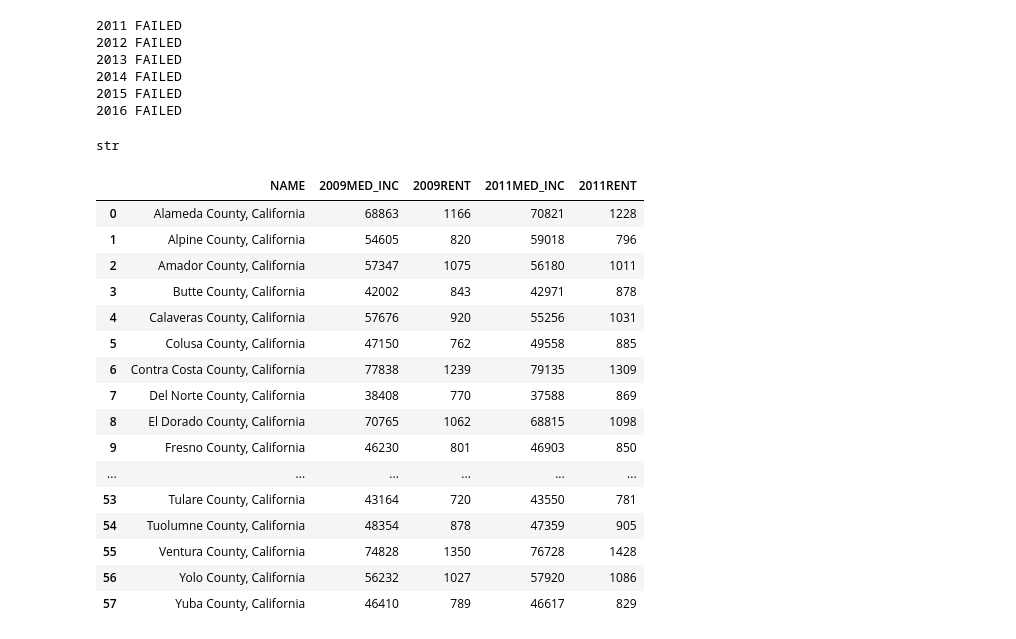
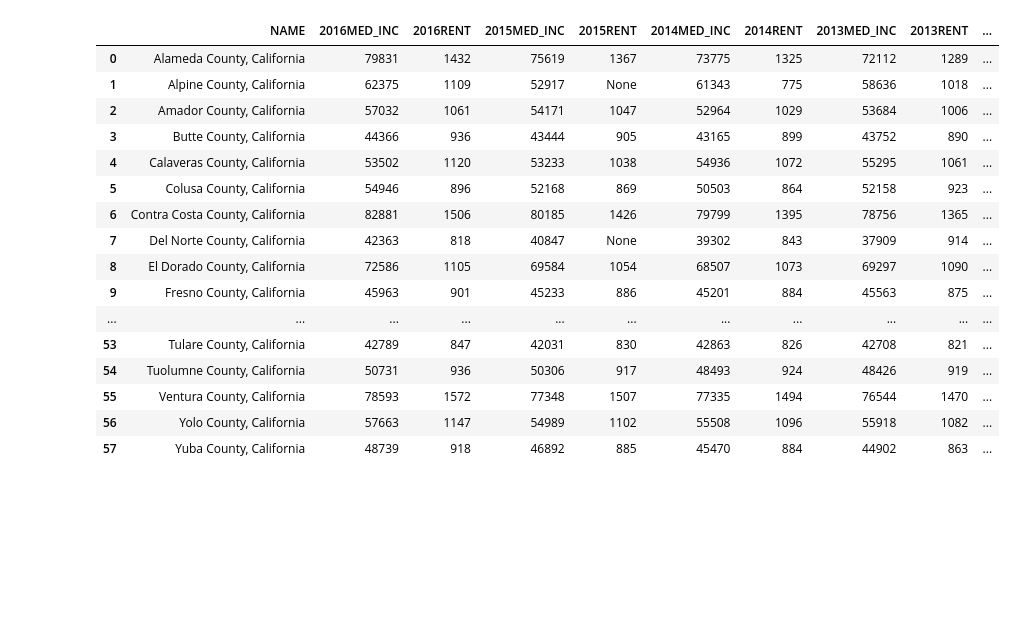
Before and after one commit to Senkichi/ACS, a Jupyter notebook: python/census_test.ipynb, the cells around one changed output. Drawn from its saved outputs; the diff is of its cells as text; code cells hidden in the pictures; blank space fills up the shorter version.

Commit message:
finally works

```diff
--- a/python/census_test.ipynb
+++ b/python/census_test.ipynb
@@ -6,7 +6,9 @@ from pprint import pprint
 from config import census_key
 import json
 # %%
-year_list = ['2009', '2010','2011', '2012', '2013', '2014', '2015', '2016']
+# year_list = ['2009', '2010','2011', '2012', '2013', '2014', '2015', '2016']
+
+year_list = ['2016', '2015', '2014', '2013', '2012', '2011', '2010', '2009']
 fail_master = []
 
 fuck_you_census = {
@@ -44,11 +42,12 @@ for year in year_list:
         census_df.columns = census_df.iloc[0]
         census_df = census_df[1:]
         census_df = census_df.rename(columns = {'FULL1_NAME': 'County',
+                                                'FULL2_NAME': 'Origin',
                                                 'MOVEDIN': f'{year}IN',
                                                 'MOVEDOUT': f'{year}OUT',
                                                 'MOVEDNET': f'{year}NET'
                                                 })
-        census_df = census_df[['County', f'{year}IN', f'{year}OUT', f'{year}NET']]
+        census_df = census_df[['County', 'Origin', f'{year}IN', f'{year}OUT', f'{year}NET']]
 
         economic_test = requests.get(f'https://api.census.gov/data/{year}/{fuck_you_census[year]}acs5?get=NAME,' +
                                      f'{variable_conversion[year][0]},' +
@@ -63,21 +62,14 @@ for year in year_list:
                                                 })
         economic_df = economic_df[['NAME', f'{year}MED_INC', f'{year}RENT']]
 
-        if year == '2009':
+        if year == '2016':
             census_master = census_df
             economic_master = economic_df
 
         else:
-            census_master = census_master.merge(census_df, on = 'County')
-            economic_master = economic_master.merge(economic_df, left_on = 'NAME', right_on = 'NAME')
+            census_master = census_master.merge(census_df, on = ['County', 'Origin'], how = 'left')
+            economic_master = economic_master.merge(economic_df, on = 'NAME')
 
     except:
         fail_master.append(year)
         print(year+" FAILED")
-# %% [output]
-2011 FAILED
-2012 FAILED
-2013 FAILED
-2014 FAILED
-2015 FAILED
-2016 FAILED
@@ -136,5 +75,0 @@ flimflim = flimflim[['County', f'{year_list[0]}IN', f'{year_list[0]}OUT', f'{yea
-# %%
-census_master = flimflim.merge(census_df, on = 'County')
-type(census_master['County'][1])
-# %% [output]
-str
@@ -141,21 +86,22 @@ str
+# %%
+economic_master
+# %% [output]
+|  | NAME | 2016MED_INC | 2016RENT | 2015MED_INC | 2015RENT | 2014MED_INC | 2014RENT | 2013MED_INC | 2013RENT | ... |
+| 0 | Alameda County, California | 79831 | 1432 | 75619 | 1367 | 73775 | 1325 | 72112 | 1289 | ... |
+| 1 | Alpine County, California | 62375 | 1109 | 52917 | None | 61343 | 775 | 58636 | 1018 | ... |
+| 2 | Amador County, California | 57032 | 1061 | 54171 | 1047 | 52964 | 1029 | 53684 | 1006 | ... |
+| 3 | Butte County, California | 44366 | 936 | 43444 | 905 | 43165 | 899 | 43752 | 890 | ... |
+| 4 | Calaveras County, California | 53502 | 1120 | 53233 | 1038 | 54936 | 1072 | 55295 | 1061 | ... |
+| 5 | Colusa County, California | 54946 | 896 | 52168 | 869 | 50503 | 864 | 52158 | 923 | ... |
+| 6 | Contra Costa County, California | 82881 | 1506 | 80185 | 1426 | 79799 | 1395 | 78756 | 1365 | ... |
+| 7 | Del Norte County, California | 42363 | 818 | 40847 | None | 39302 | 843 | 37909 | 914 | ... |
+| 8 | El Dorado County, California | 72586 | 1105 | 69584 | 1054 | 68507 | 1073 | 69297 | 1090 | ... |
+| 9 | Fresno County, California | 45963 | 901 | 45233 | 886 | 45201 | 884 | 45563 | 875 | ... |
+| ... | ... | ... | ... | ... | ... | ... | ... | ... | ... | ... |
+| 53 | Tulare County, California | 42789 | 847 | 42031 | 830 | 42863 | 826 | 42708 | 821 | ... |
+| 54 | Tuolumne County, California | 50731 | 936 | 50306 | 917 | 48493 | 924 | 48426 | 919 | ... |
+| 55 | Ventura County, California | 78593 | 1572 | 77348 | 1507 | 77335 | 1494 | 76544 | 1470 | ... |
+| 56 | Yolo County, California | 57663 | 1147 | 54989 | 1102 | 55508 | 1096 | 55918 | 1082 | ... |
+| 57 | Yuba County, California | 48739 | 918 | 46892 | 885 | 45470 | 884 | 44902 | 863 | ... |
 # %%
-econ_m = flamflam.merge(economic_df, left_on = 'NAME', right_on = 'NAME')
-econ_m
+census_final = census_group.merge(economic_master, left_on = 'County', right_on = 'NAME')
-# %% [output]
-|  | NAME | 2009MED_INC | 2009RENT | 2011MED_INC | 2011RENT |
-| 0 | Alameda County, California | 68863 | 1166 | 70821 | 1228 |
-| 1 | Alpine County, California | 54605 | 820 | 59018 | 796 |
-| 2 | Amador County, California | 57347 | 1075 | 56180 | 1011 |
-| 3 | Butte County, California | 42002 | 843 | 42971 | 878 |
-| 4 | Calaveras County, California | 57676 | 920 | 55256 | 1031 |
-| 5 | Colusa County, California | 47150 | 762 | 49558 | 885 |
-| 6 | Contra Costa County, California | 77838 | 1239 | 79135 | 1309 |
-| 7 | Del Norte County, California | 38408 | 770 | 37588 | 869 |
-| 8 | El Dorado County, California | 70765 | 1062 | 68815 | 1098 |
-| 9 | Fresno County, California | 46230 | 801 | 46903 | 850 |
-| ... | ... | ... | ... | ... | ... |
-| 53 | Tulare County, California | 43164 | 720 | 43550 | 781 |
-| 54 | Tuolumne County, California | 48354 | 878 | 47359 | 905 |
-| 55 | Ventura County, California | 74828 | 1350 | 76728 | 1428 |
-| 56 | Yolo County, California | 56232 | 1027 | 57920 | 1086 |
-| 57 | Yuba County, California | 46410 | 789 | 46617 | 829 |
```
Also changed, not shown: parts of 16 cells of this notebook, 2 other files.
